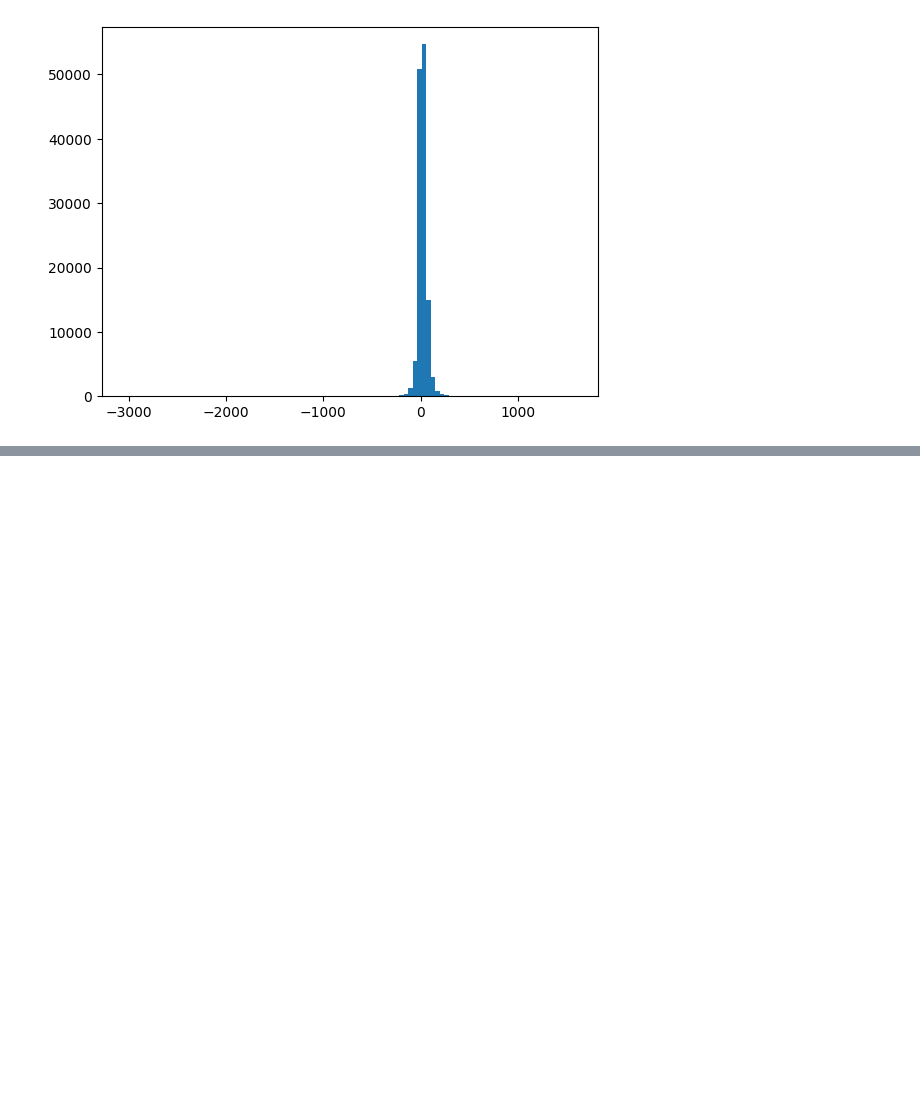
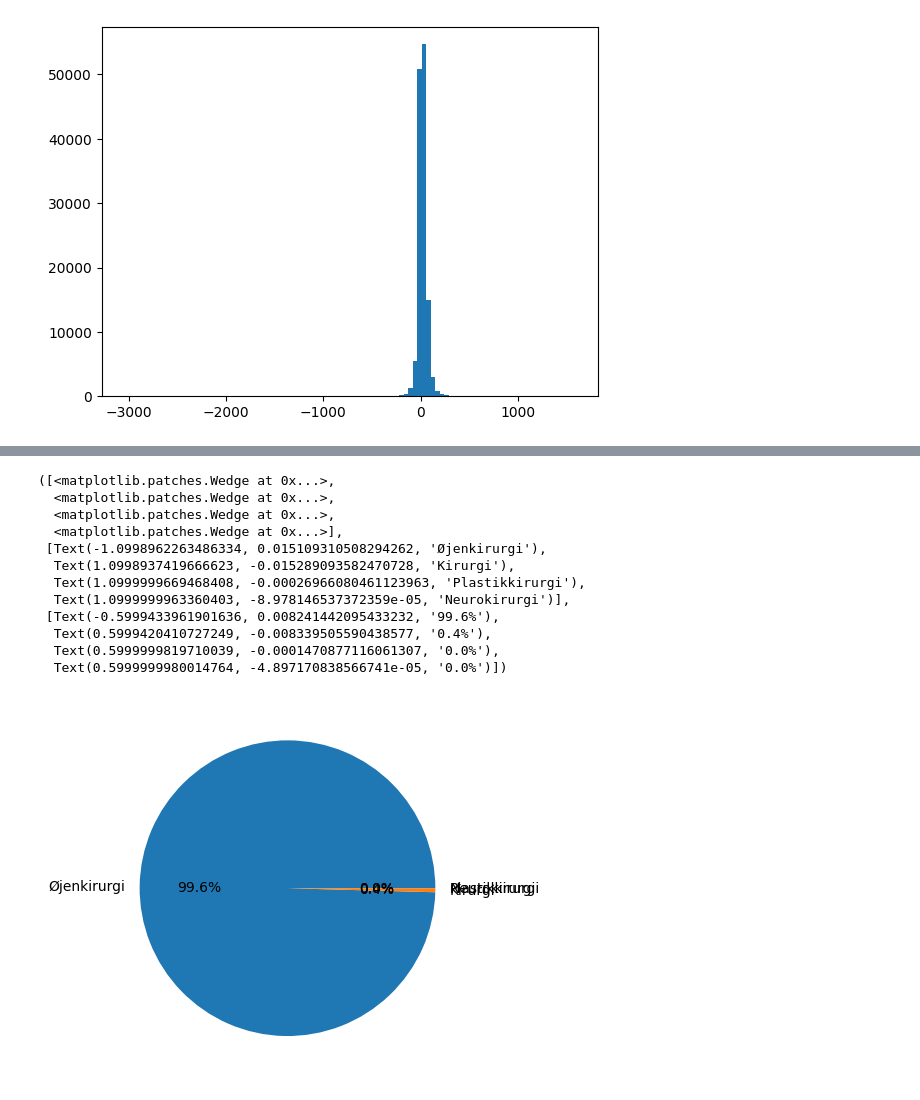
Before and after one commit to killermort9/AnalyticsToAction, a Jupyter notebook: Signe.ipynb, the cells around one changed output, grey strips where cells are left out. Saved outputs shown, nothing was run; the diff lists cells and outputs as text; code cells hidden in the pictures; blank space fills up the shorter version.

```diff
--- a/Signe.ipynb
+++ b/Signe.ipynb
@@ -120,0 +197,18 @@ plt.hist(df_complete['Forsinkelse (minutter)'],bins=100)
+# %%
+counts = df_filtered['Speciale'].value_counts()
+
+plt.pie(counts, labels=counts.index, autopct='%1.1f%%')
+# %% [output]
+([<matplotlib.patches.Wedge at 0x...>,
+  <matplotlib.patches.Wedge at 0x...>,
+  <matplotlib.patches.Wedge at 0x...>,
+  <matplotlib.patches.Wedge at 0x...>],
+ [Text(-1.0998962263486334, 0.015109310508294262, 'Øjenkirurgi'),
+  Text(1.0998937419666623, -0.015289093582470728, 'Kirurgi'),
+  Text(1.0999999669468408, -0.00026966080461123963, 'Plastikkirurgi'),
+  Text(1.0999999963360403, -8.978146537372359e-05, 'Neurokirurgi')],
+ [Text(-0.5999433961901636, 0.008241442095433232, '99.6%'),
+  Text(0.5999420410727249, -0.008339505590438577, '0.4%'),
+  Text(0.5999999819710039, -0.0001470877116061307, '0.0%'),
+  Text(0.5999999980014764, -4.897170838566741e-05, '0.0%')])
+[figure, added]
```
Also changed, not shown: parts of 8 cells of this notebook, 1 other file.
